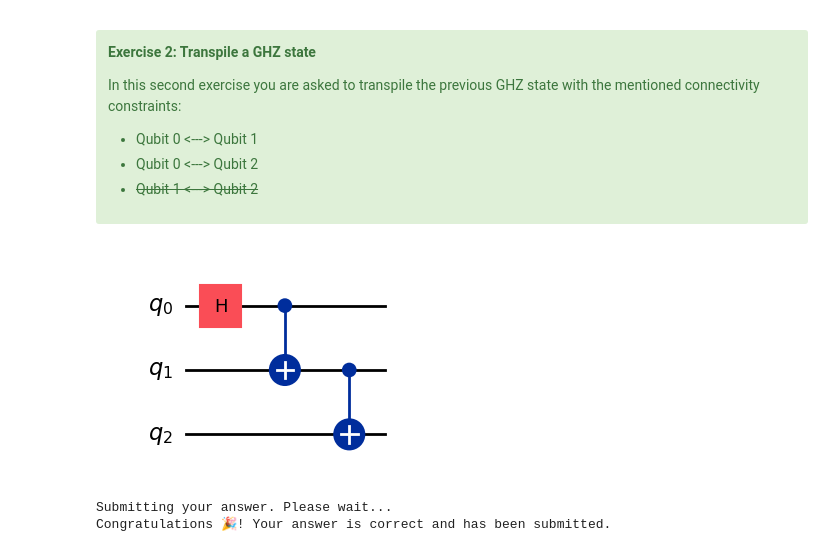
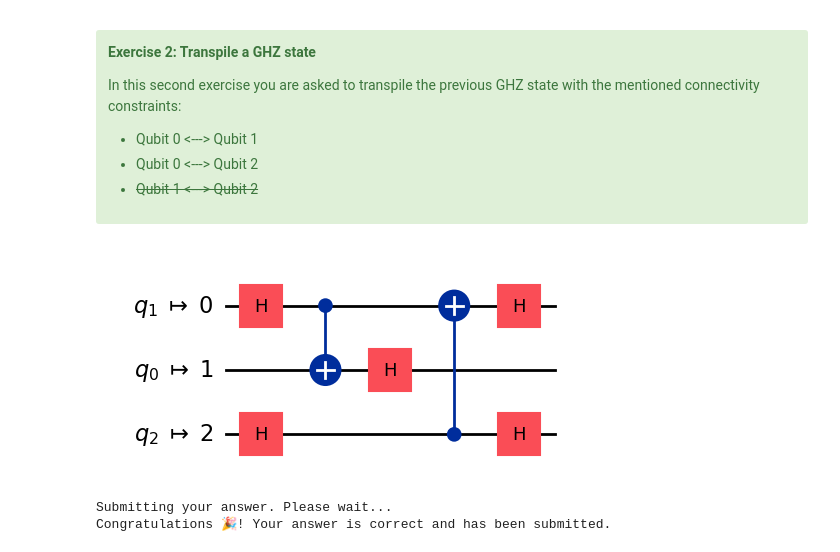
Before and after one commit to saxenaprajjwal/QGSS_2025, a Jupyter notebook: lab0.ipynb, the cells around one changed output. Saved outputs shown, nothing was run; the diff lists cells and outputs as text; code cells hidden in the pictures.

```diff
--- a/lab0.ipynb
+++ b/lab0.ipynb
@@ -278,16 +278,16 @@ In this second exercise you are asked to transpile the previous GHZ state with t
 # %%
 ### WRITE YOUR CODE BELOW HERE ###
 # Write the coupling map of connections between qubits 0 and 1 and 0 and 2 as a list of pairs: [[0,1],...]
-coupling_map = [[0, 1], [1, 0], [0, 2], [2, 0]]
+coupling_map = [[0, 1], [2, 0]]
 
 # Transpile the quantum circuit `qc` using the `transpile` function and the coupling map
 from qiskit import transpile
-qc_transpiled = transpile(qc, backend=AerSimulator())
+qc_transpiled = transpile(qc, coupling_map=coupling_map)
 ### YOUR CODE FINISHES HERE    ###
 
 qc_transpiled.draw("mpl")
 # %% [output]
-[figure, old version]
+[figure, new version]
 # %%
 # Submit your answer using following code
 grade_lab0_ex2(qc_transpiled)
```
Also changed, not shown: parts of 8 cells of this notebook.
